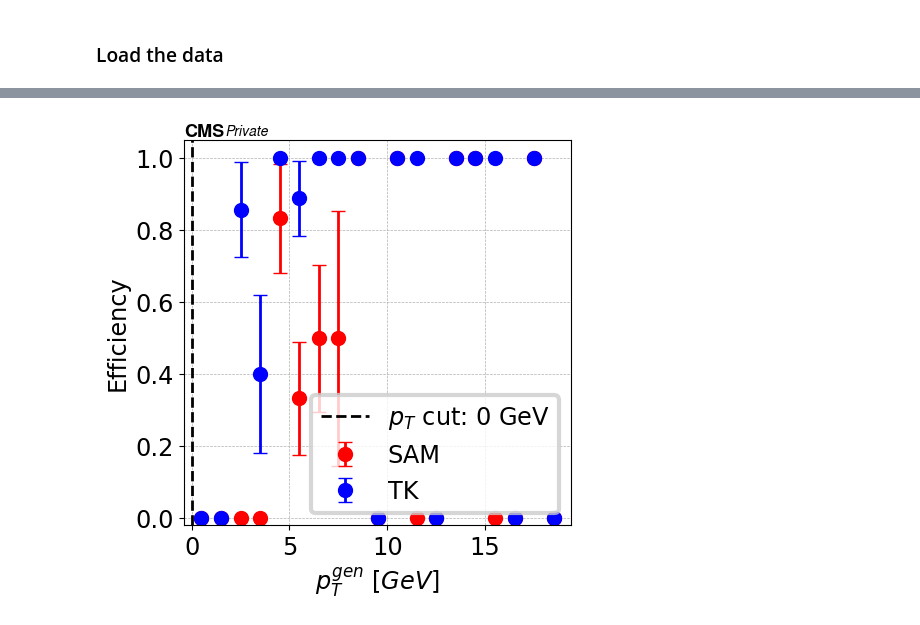
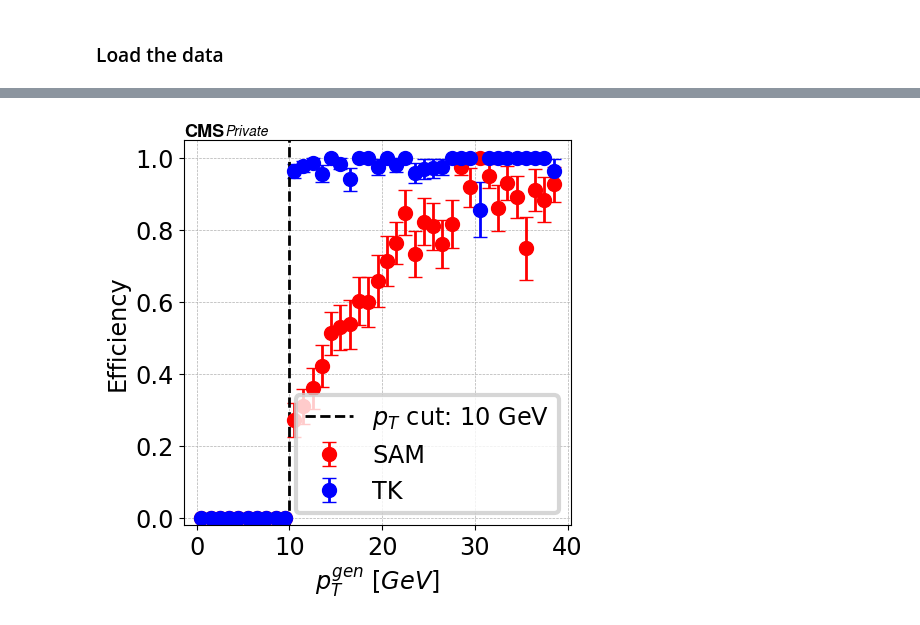
Before and after one commit to PasiekaFUW/cmssw, a Jupyter notebook: Masters/makePlots.ipynb, the cells around one changed output, grey strips where cells are left out. Saved outputs shown, nothing was run; the diff lists cells and outputs as text; code cells hidden in the pictures.

```diff
--- a/Masters/makePlots.ipynb
+++ b/Masters/makePlots.ipynb
@@ -115,17 +115,17 @@ Loading data from omtfTree.root tree: tOmtf, branch: l1ObjColl/theL1Obj/theL1Obj
 # %%
 importlib.reload(pf)
 
-bins = np.arange(0, 20, 1)
+bins = np.arange(0, 40, 1)
 
 pf.plot_efficiency_comparison(
     [data_prompt_SA, data_TK], [data_gen_prompt, data_gen_prompt],
     ['SAM', 'TK'], 'theColl._pt',
     bins=bins, xlabel=r'$p_{T}^{gen} \ [GeV]$',
     ylabel='Efficiency', title=r'',
-    fig_path=FIG_PATH_SA, save=True, ptCut=0
+    fig_path=FIG_PATH_SA, save=True, ptCut=10
 )
 # %% [output]
-[figure, old version]
+[figure, new version]
 # %%
 pf.histogram_1D_comparison(
     [data_prompt_SA,data_displaced_SA], ['SAMuon:prompt','SAMuon:displaced'], 'theL1Obj.totalStubCount',
```
Also changed, not shown: parts of 5 cells of this notebook.
